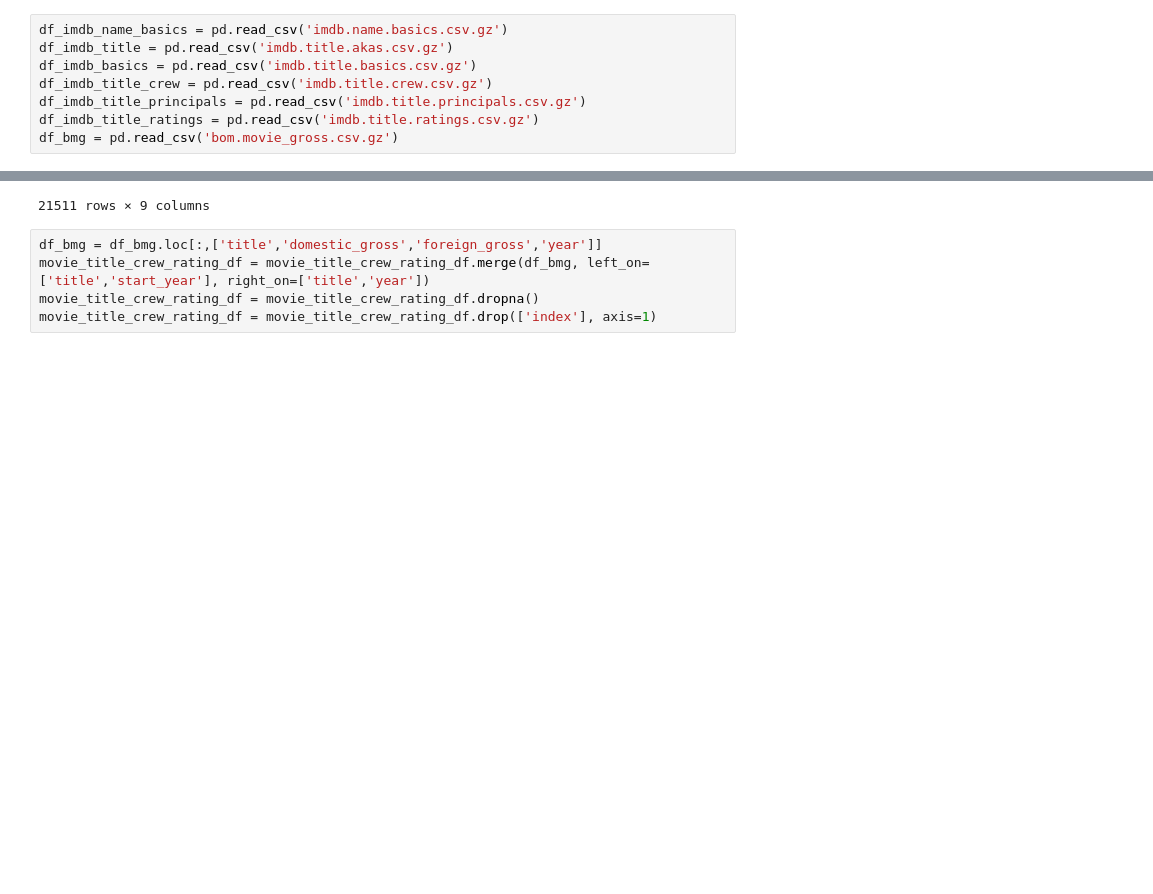
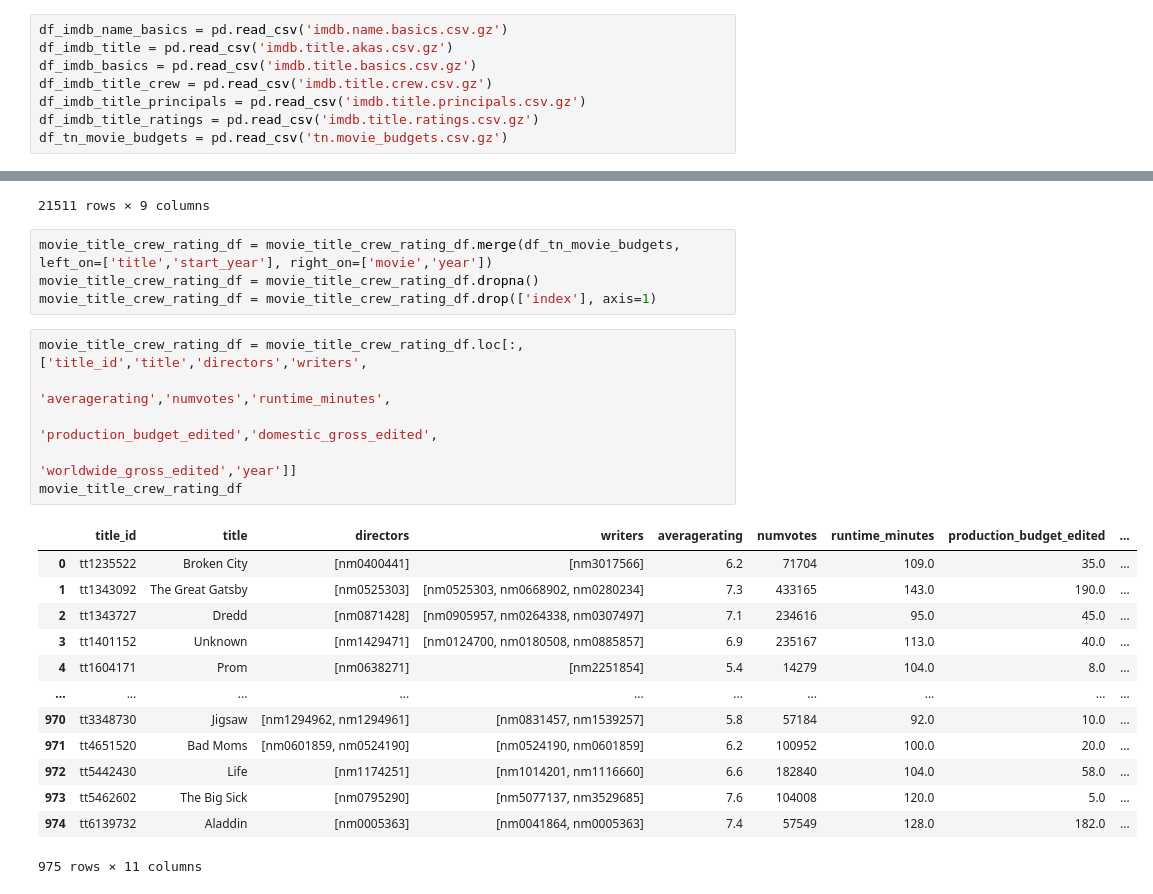
Before and after one commit to dt1086/Phase1_Project, a Jupyter notebook: crew_rating.ipynb, the cells around one changed output, grey strips where cells are left out. Saved outputs shown, nothing was run; the diff lists cells and outputs as text; blank space fills up the shorter version.

```diff
--- a/crew_rating.ipynb
+++ b/crew_rating.ipynb
@@ -10,5 +10,5 @@ df_imdb_basics = pd.read_csv('imdb.title.basics.csv.gz')
 df_imdb_title_crew = pd.read_csv('imdb.title.crew.csv.gz')
 df_imdb_title_principals = pd.read_csv('imdb.title.principals.csv.gz')
 df_imdb_title_ratings = pd.read_csv('imdb.title.ratings.csv.gz')
-df_bmg = pd.read_csv('bom.movie_gross.csv.gz')
+df_tn_movie_budgets = pd.read_csv('tn.movie_budgets.csv.gz')
 # %%
@@ -220,8 +267,27 @@ movie_title_crew_rating_df
 | 21510 | 26653 | tt9562694 | Alien Warfare | [nm1371053] | [nm6188062, nm10597982, nm5703427] | 2.6 | 1509 | 2019 | 88.0 |
 21511 rows × 9 columns
 # %%
-df_bmg = df_bmg.loc[:,['title','domestic_gross','foreign_gross','year']]
-movie_title_crew_rating_df = movie_title_crew_rating_df.merge(df_bmg, left_on=['title','start_year'], right_on=['title','year'])
+movie_title_crew_rating_df = movie_title_crew_rating_df.merge(df_tn_movie_budgets, left_on=['title','start_year'], right_on=['movie','year'])
 movie_title_crew_rating_df = movie_title_crew_rating_df.dropna()
 movie_title_crew_rating_df = movie_title_crew_rating_df.drop(['index'], axis=1)
+# %%
+movie_title_crew_rating_df = movie_title_crew_rating_df.loc[:,['title_id','title','directors','writers',
+                                                               'averagerating','numvotes','runtime_minutes',
+                                                              'production_budget_edited','domestic_gross_edited',
+                                                              'worldwide_gross_edited','year']]
+movie_title_crew_rating_df
+# %% [output]
+|  | title_id | title | directors | writers | averagerating | numvotes | runtime_minutes | production_budget_edited | ... |
+| 0 | tt1235522 | Broken City | [nm0400441] | [nm3017566] | 6.2 | 71704 | 109.0 | 35.0 | ... |
+| 1 | tt1343092 | The Great Gatsby | [nm0525303] | [nm0525303, nm0668902, nm0280234] | 7.3 | 433165 | 143.0 | 190.0 | ... |
+| 2 | tt1343727 | Dredd | [nm0871428] | [nm0905957, nm0264338, nm0307497] | 7.1 | 234616 | 95.0 | 45.0 | ... |
+| 3 | tt1401152 | Unknown | [nm1429471] | [nm0124700, nm0180508, nm0885857] | 6.9 | 235167 | 113.0 | 40.0 | ... |
+| 4 | tt1604171 | Prom | [nm0638271] | [nm2251854] | 5.4 | 14279 | 104.0 | 8.0 | ... |
+| ... | ... | ... | ... | ... | ... | ... | ... | ... | ... |
+| 970 | tt3348730 | Jigsaw | [nm1294962, nm1294961] | [nm0831457, nm1539257] | 5.8 | 57184 | 92.0 | 10.0 | ... |
+| 971 | tt4651520 | Bad Moms | [nm0601859, nm0524190] | [nm0524190, nm0601859] | 6.2 | 100952 | 100.0 | 20.0 | ... |
+| 972 | tt5442430 | Life | [nm1174251] | [nm1014201, nm1116660] | 6.6 | 182840 | 104.0 | 58.0 | ... |
+| 973 | tt5462602 | The Big Sick | [nm0795290] | [nm5077137, nm3529685] | 7.6 | 104008 | 120.0 | 5.0 | ... |
+| 974 | tt6139732 | Aladdin | [nm0005363] | [nm0041864, nm0005363] | 7.4 | 57549 | 128.0 | 182.0 | ... |
+975 rows × 11 columns
 # %%
```
Also changed, not shown: parts of 16 cells of this notebook, 1 other file.
